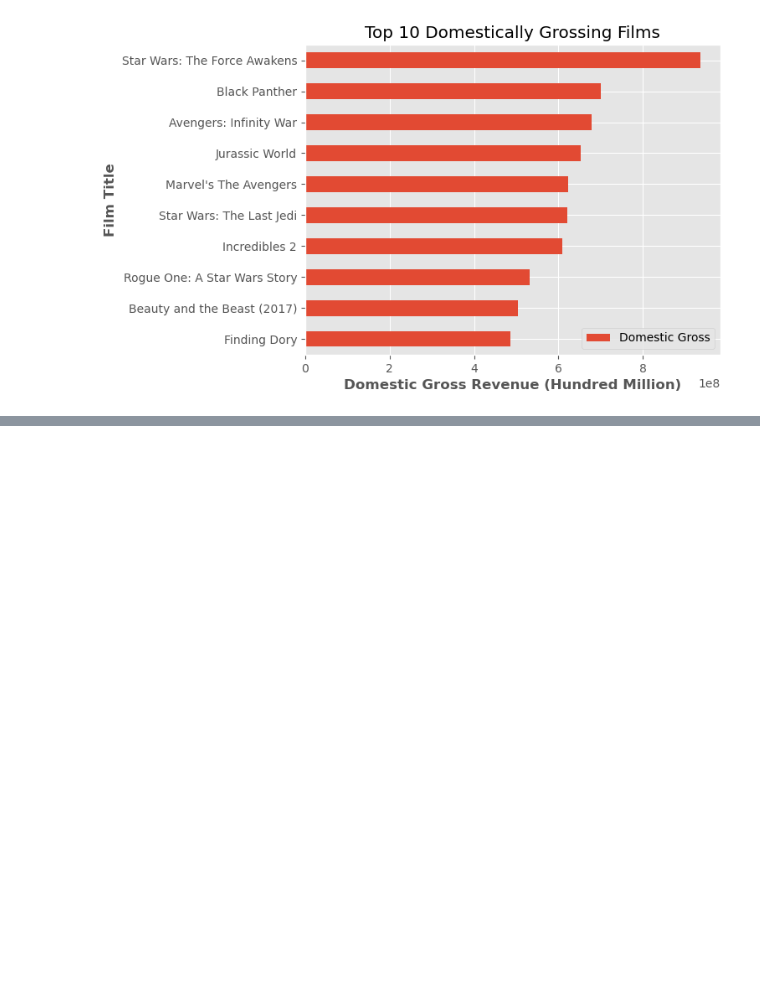
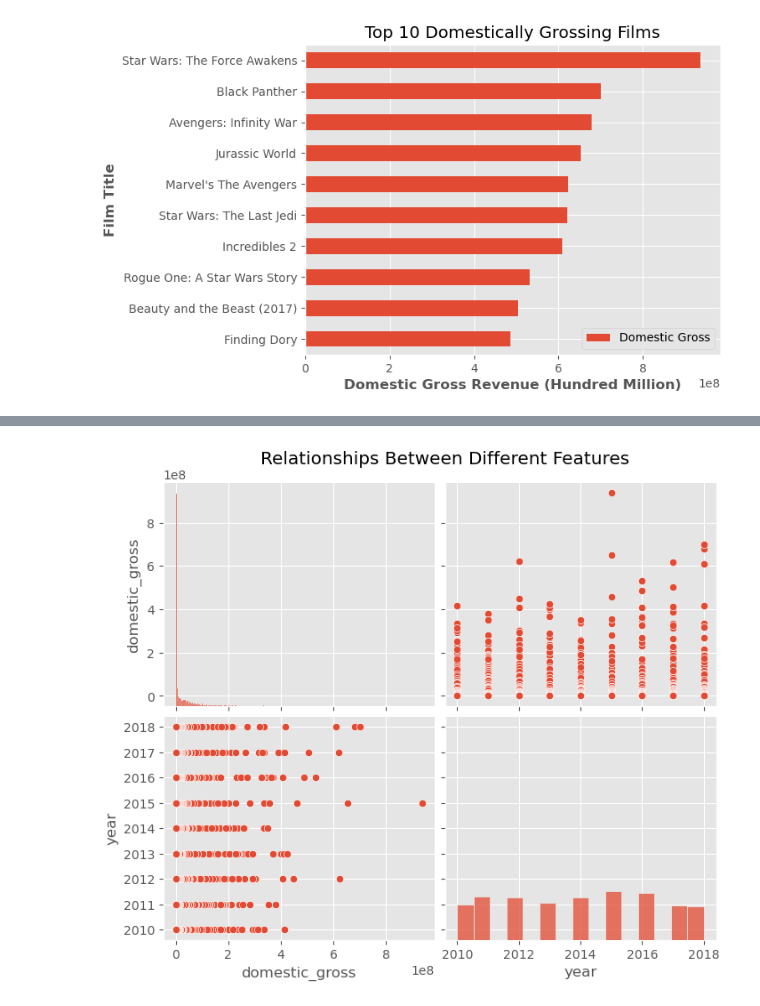
Before and after one commit to mrhussaink7/new-films-movie-data, a Jupyter notebook: index.ipynb, the cells around one changed output, grey strips where cells are left out. Cells and saved outputs as stored; diff of their text form; code cells hidden in the pictures; blank space fills up the shorter version.

```diff
--- a/index.ipynb
+++ b/index.ipynb
@@ -363,0 +412,6 @@ Text(0, 0.5, 'Frequency')
+# %%
+sns.pairplot(df_movie_gross, height=3, aspect=1.2)
+plt.title('Relationships Between Different Features', y = 2.1, x=0)
+plt.show()
+# %% [output]
+[figure, added]
```
Also changed, not shown: parts of 16 cells of this notebook.
